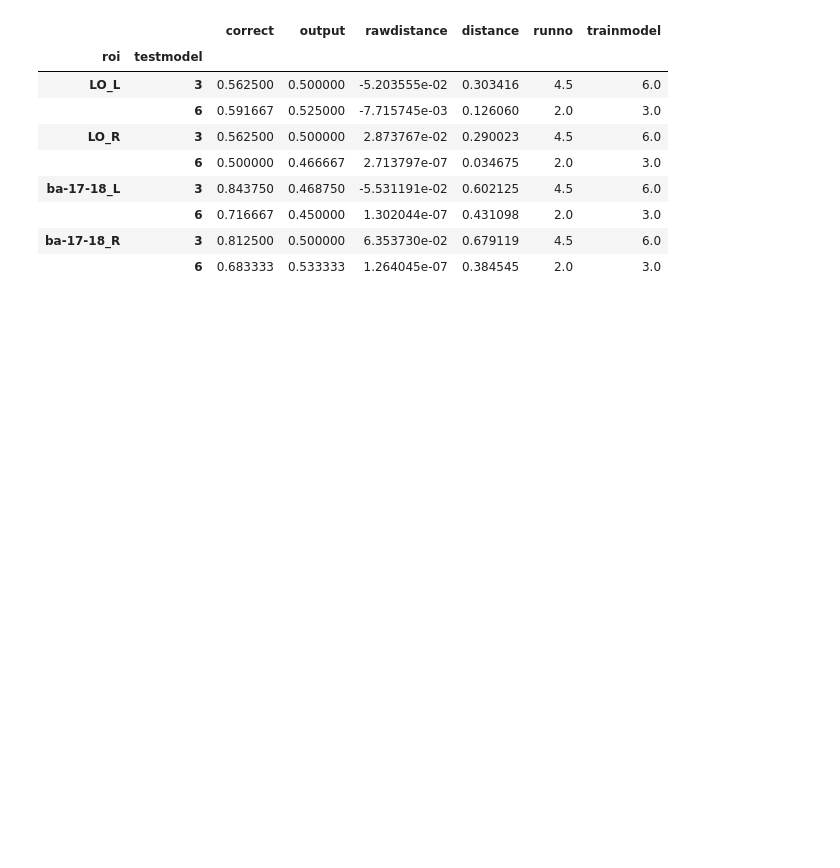
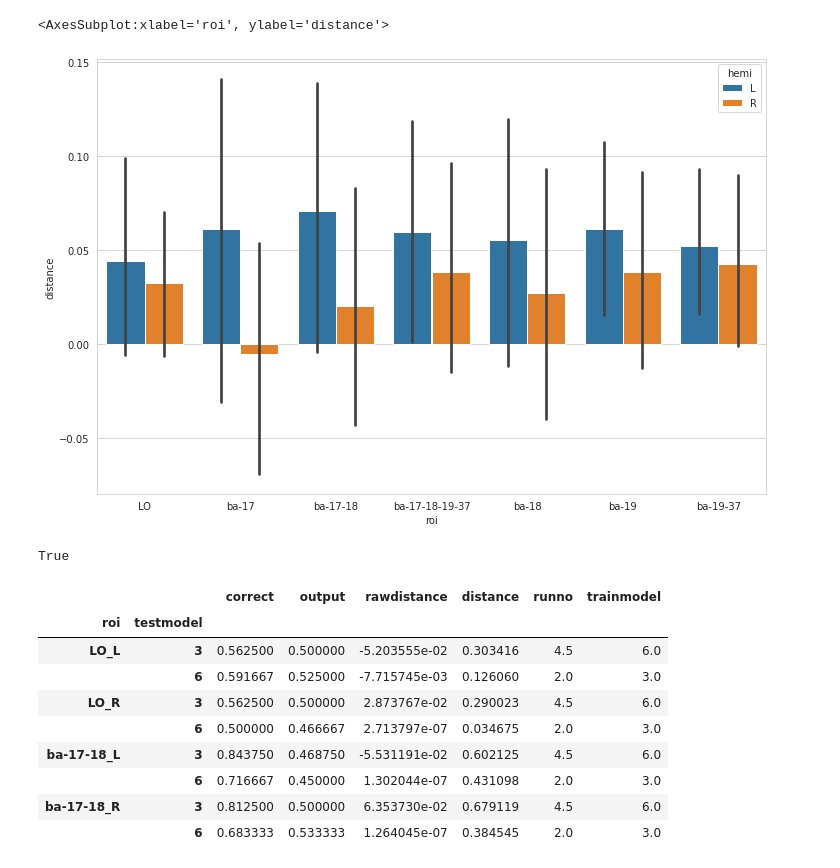
Before and after one commit to GAldegheri/vistemp_fmri, a Jupyter notebook: analysis/TryReadRes.ipynb, the cells around one changed output. Cells and saved outputs as stored; diff of their text form; code cells hidden in the pictures; blank space fills up the shorter version.

```diff
--- a/analysis/TryReadRes.ipynb
+++ b/analysis/TryReadRes.ipynb
@@ -35,0 +180,16 @@ array([3, 6])
+# %%
+res_list = ['../../../MVPA_results/results_main_fullrois.csv']
+fullroiresults = merge_results(res_list)
+fullroiresults = parse_roi_info(fullroiresults)
+fullroiresults = exclude_participants(fullroiresults)
+# %%
+fullroi_meanres = fullroiresults.groupby(['roi', 'subject', 'hemi']).mean().reset_index()
+# %%
+plt.subplots(figsize=(12, 8))
+sns.set_style("whitegrid")
+sns.barplot(data=fullroi_meanres,
+            x='roi', y='distance',
+            hue='hemi', ci=95)
+# %% [output]
+<AxesSubplot:xlabel='roi', ylabel='distance'>
+[figure, added]
@@ -36,3 +198,7 @@ array([3, 6])
+# %%
+x==float('-inf')
+# %% [output]
+True
 # %%
 MVPAres.groupby(['roi', 'testmodel']).mean()
 # %% [output]
```
Also changed, not shown: parts of 22 cells of this notebook, 11 other files.
